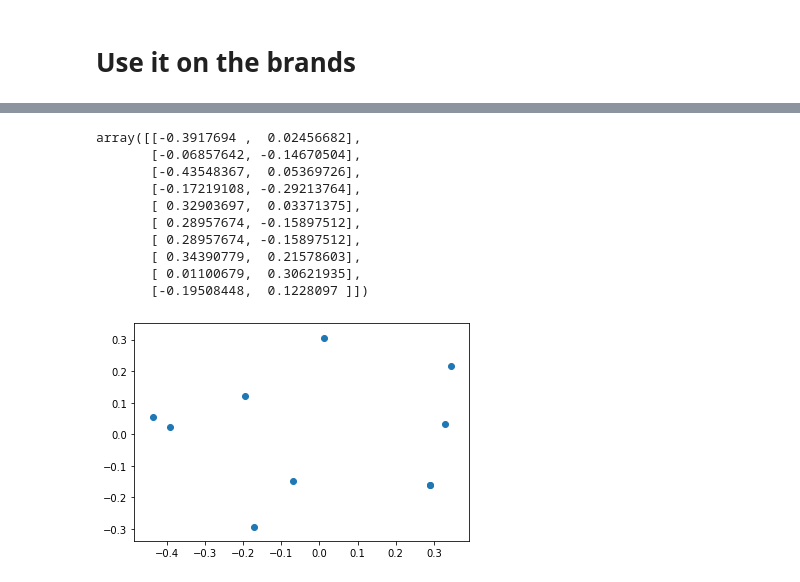
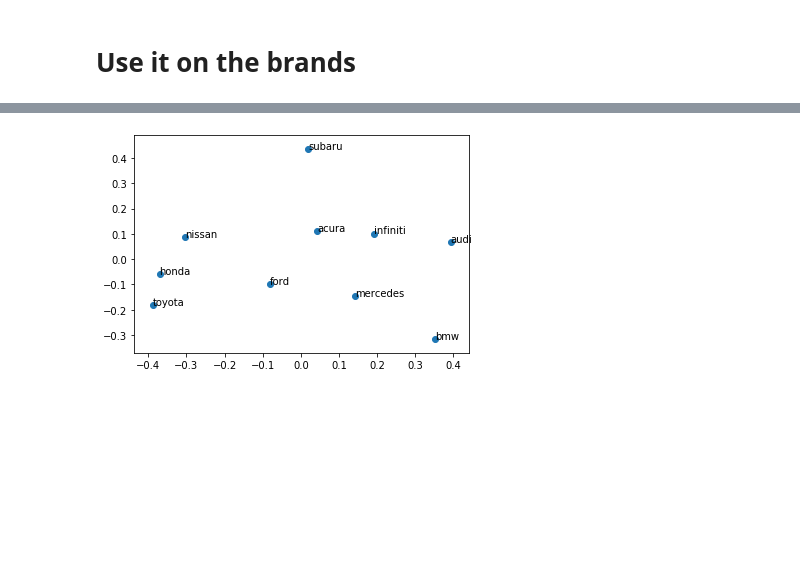
Before and after one commit to chenson2018/Text-Analysis-Class, a Jupyter notebook: Assignment 1/Henson_HW1.ipynb, the cells around one changed output, grey strips where cells are left out. Drawn from its saved outputs; the diff is of its cells as text; code cells hidden in the pictures; blank space fills up the shorter version.

Commit message:
Added Labels

```diff
--- a/Assignment 1/Henson_HW1.ipynb
+++ b/Assignment 1/Henson_HW1.ipynb
@@ -18,7 +18,7 @@ from bs4 import BeautifulSoup
 comment_list = []
 
 for page_html in html_list:
-    soup = BeautifulSoup(page_html, 'lxml')
+    soup = BeautifulSoup(page_html, 'html.parser')
     comments = soup.find_all('div', class_='Message userContent')
     comments = [comment.text.lstrip('\n') for comment in comments]
     comment_list.append(comments)
@@ -122,7 +122,7 @@ Index(['car', 'bmw', 'sedan', 'acura', 'audi', 'infiniti', 'honda', 'seat',
 #there are non brand values in the csv so I'm doing this manually:
 
 top_ten = ['bmw', 'acura', 'audi', 'infiniti', 'honda',
-           'nissan.', 'nissan', 'toyota', 'ford', 'mercedes']
+           'nissan', 'toyota', 'ford', 'mercedes', 'subaru']
 # %%
 len(top_ten)
 # %% [output]
@@ -292,7 +292,7 @@ array([[-62.83107784,  32.9744814 ],
 %matplotlib inline
 import matplotlib.pyplot as plt
 
-def MDS(P, n_dim = 2, plot = False):
+def MDS(P, labels = None, n_dim = 2, plot = False):
         n = len(P)
         J = np.identity(n) - (1/n)*np.ones((n,n))
         B = -.5*np.matmul(J, np.matmul(P**2, J))
@@ -307,6 +307,10 @@ def MDS(P, n_dim = 2, plot = False):
         if plot:
             plt.scatter(*zip(*X))
 
+            if labels is not None:
+                for pair in list(zip(labels, X)):
+                    plt.annotate(pair[0], pair[1])
+
         return X
 # %%
 #note that it is rotated MDS produces a result that is unique only up to rotation/reflection
@@ -326,14 +344,4 @@ np.fill_diagonal(lift_df.values, 0)
 # %%
-MDS(lift_df.values, n_dim = 2, plot = True)
+mds_coordinates = MDS(lift_df.values, labels = lift_df.index, n_dim = 2, plot = True)
 # %% [output]
-array([[-0.3917694 ,  0.02456682],
-       [-0.06857642, -0.14670504],
-       [-0.43548367,  0.05369726],
-       [-0.17219108, -0.29213764],
-       [ 0.32903697,  0.03371375],
-       [ 0.28957674, -0.15897512],
-       [ 0.28957674, -0.15897512],
-       [ 0.34390779,  0.21578603],
-       [ 0.01100679,  0.30621935],
-       [-0.19508448,  0.1228097 ]])
-[figure, old version]
+[figure, new version]
```
Also changed, not shown: parts of 6 cells of this notebook, 1 other file.
